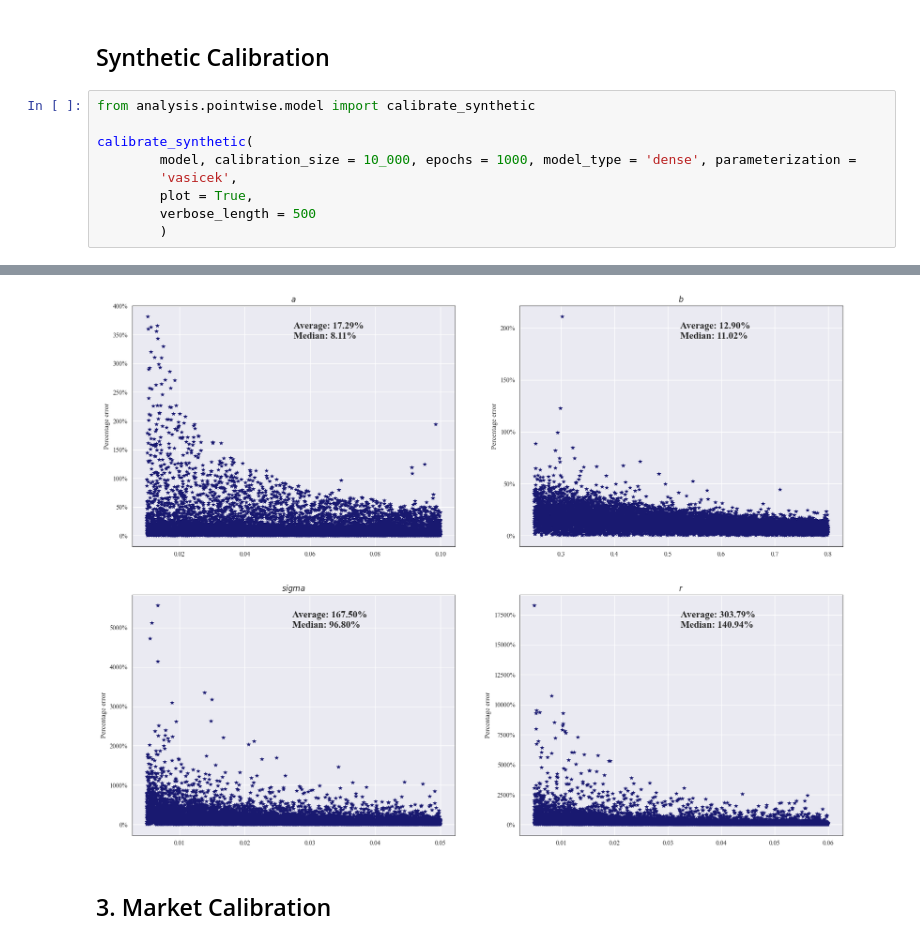
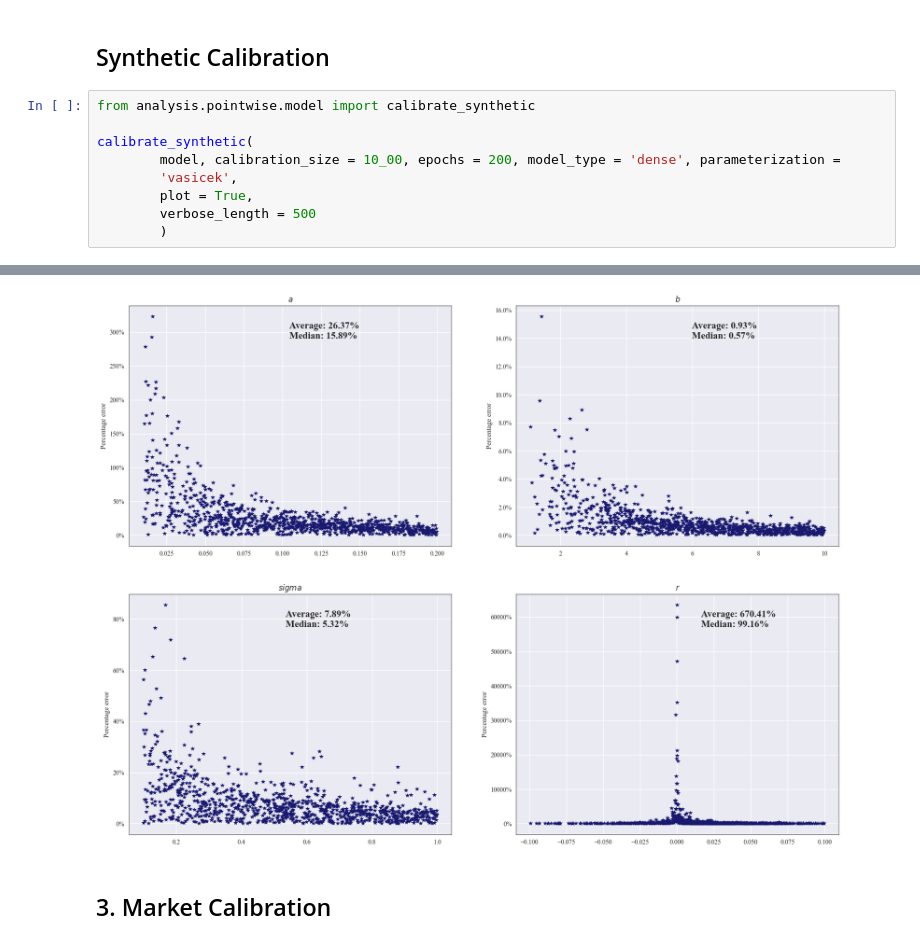
Before and after one commit to samaypanwar/FYP-Code, a Jupyter notebook: notebooks/test.ipynb, the cells around one changed output, grey strips where cells are left out. Drawn from its saved outputs; the diff is of its cells as text.

Commit message:
UPDATE: reduced calibration errors to produce on same scale

```diff
--- a/notebooks/test.ipynb
+++ b/notebooks/test.ipynb
@@ -75,7 +72,7 @@ train_model(model = model, epochs = 200, plot = True);
 from analysis.pointwise.model import calibrate_synthetic
 
 calibrate_synthetic(
-        model, calibration_size = 10_000, epochs = 1000, model_type = 'dense', parameterization =
+        model, calibration_size = 10_00, epochs = 200, model_type = 'dense', parameterization =
         'vasicek',
         plot = True,
         verbose_length = 500
@@ -87,4 +84,4 @@ calibrate_synthetic(
-[figure, old version]
+[figure, new version]
 # %% [markdown]
 ## 3. Market Calibration
 # %%
```
Also changed, not shown: parts of 11 cells of this notebook, 24 other files.
